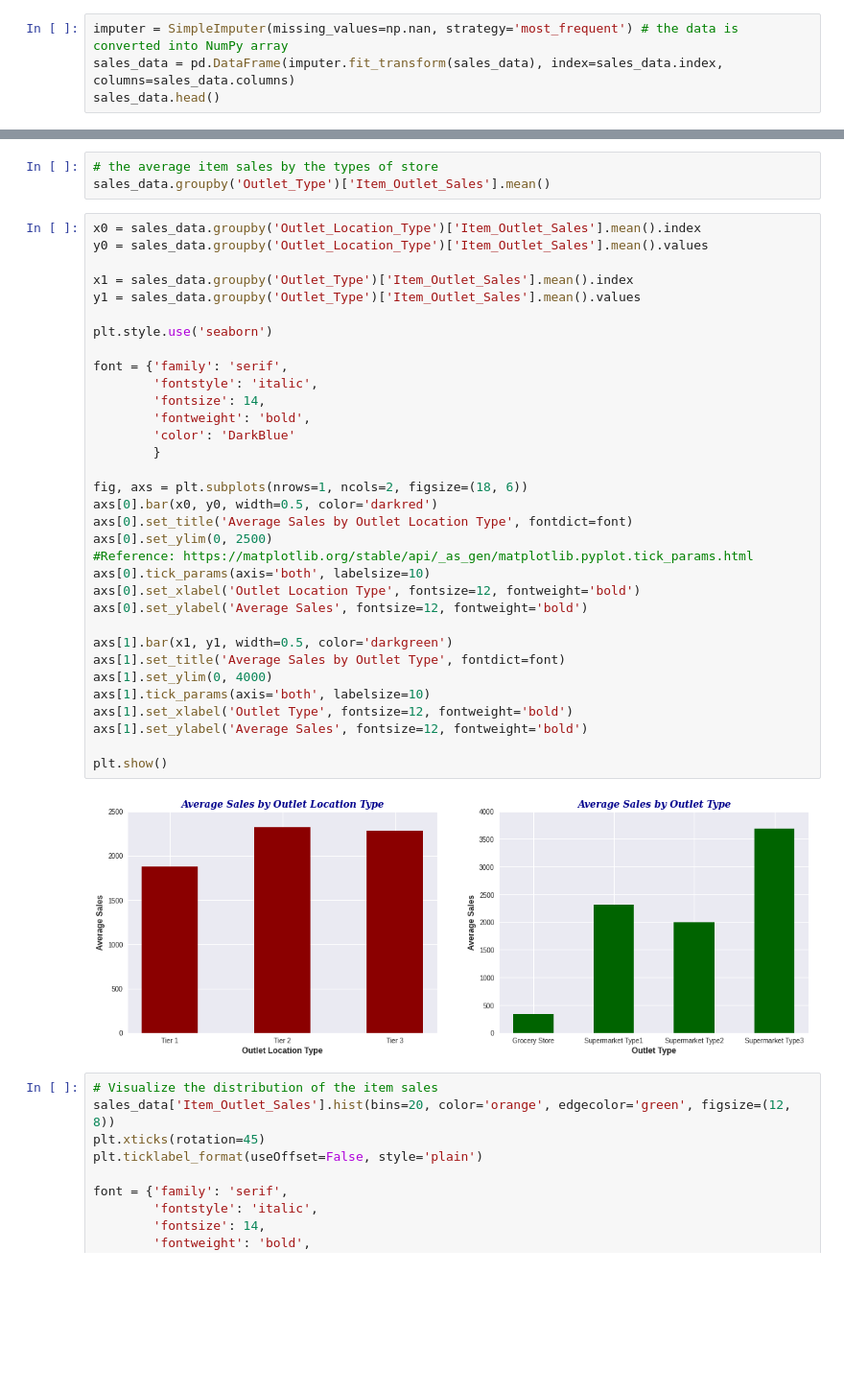
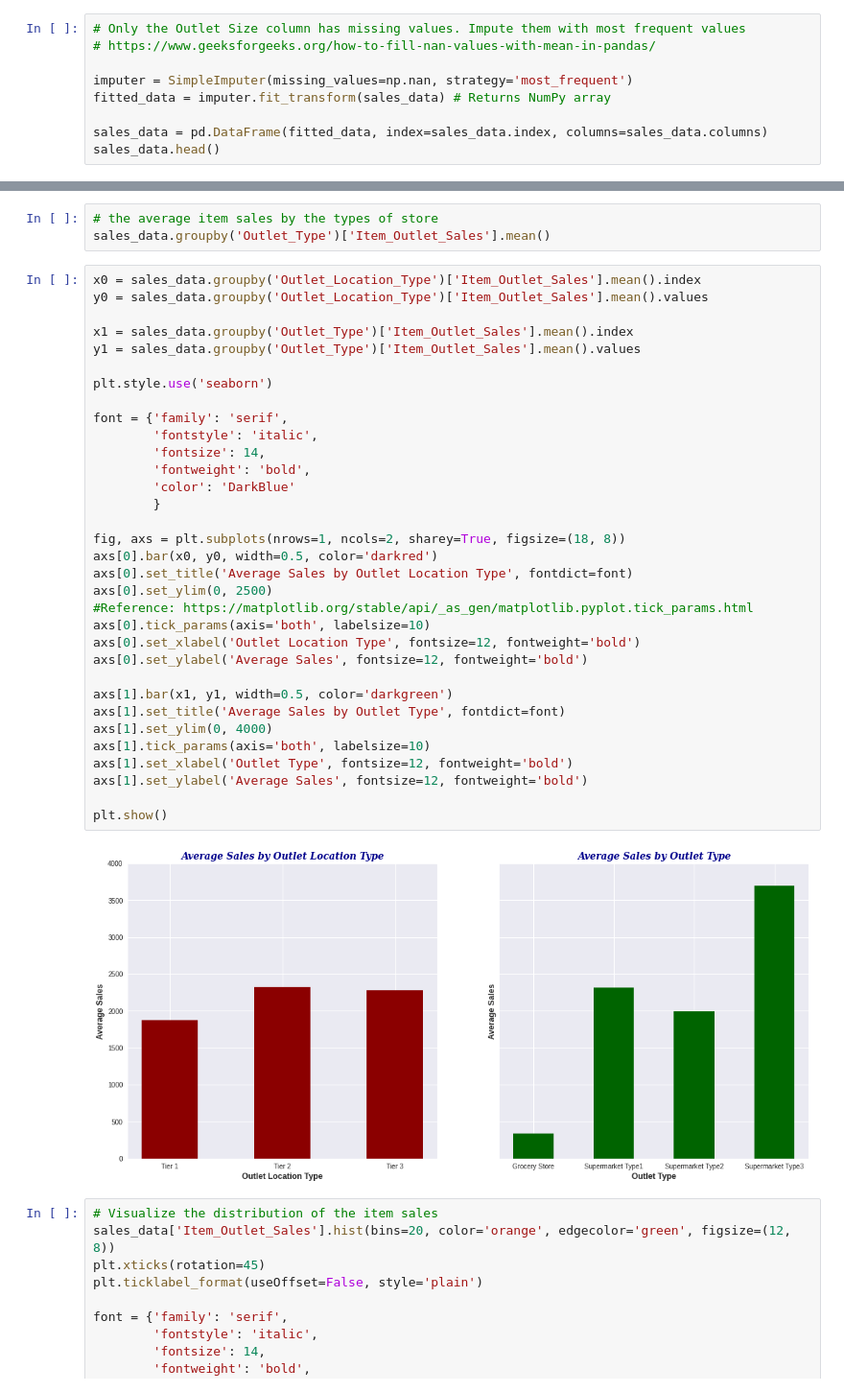
Before and after one commit to tibebu-sime/sales-predictions, a Jupyter notebook: salespredictions_project.ipynb, the cells around one changed output, grey strips where cells are left out. Shown: that part at 96% size. Drawn from its saved outputs; the diff is of its cells as text; blank space fills up the shorter version.

```diff
--- a/salespredictions_project.ipynb
+++ b/salespredictions_project.ipynb
@@ -54,8 +78,13 @@ sales_data.head()
 # Check and detect the presence of missing values using the isnull() function again
 sales_data.isnull().sum()
 # %%
-imputer = SimpleImputer(missing_values=np.nan, strategy='most_frequent') # the data is converted into NumPy array
-sales_data = pd.DataFrame(imputer.fit_transform(sales_data), index=sales_data.index, columns=sales_data.columns)
+# Only the Outlet Size column has missing values. Impute them with most frequent values
+# https://www.geeksforgeeks.org/how-to-fill-nan-values-with-mean-in-pandas/
+
+imputer = SimpleImputer(missing_values=np.nan, strategy='most_frequent')
+fitted_data = imputer.fit_transform(sales_data) # Returns NumPy array
+
+sales_data = pd.DataFrame(fitted_data, index=sales_data.index, columns=sales_data.columns)
 sales_data.head()
 # %% [output]
 |  | Item_Identifier | Item_Weight | Item_Fat_Content | Item_Visibility | Item_Type | Item_MRP | ... |
@@ -137,35 +174,35 @@ y0 = sales_data.groupby('Outlet_Location_Type')['Item_Outlet_Sales'].mean().valu
 
 x1 = sales_data.groupby('Outlet_Type')['Item_Outlet_Sales'].mean().index
 y1 = sales_data.groupby('Outlet_Type')['Item_Outlet_Sales'].mean().values
 
 plt.style.use('seaborn')
 
 font = {'family': 'serif',
         'fontstyle': 'italic',
         'fontsize': 14,
         'fontweight': 'bold',
         'color': 'DarkBlue'
         }
 
-fig, axs = plt.subplots(nrows=1, ncols=2, figsize=(18, 6))
+fig, axs = plt.subplots(nrows=1, ncols=2, sharey=True, figsize=(18, 8))
 axs[0].bar(x0, y0, width=0.5, color='darkred')
 axs[0].set_title('Average Sales by Outlet Location Type', fontdict=font)
 axs[0].set_ylim(0, 2500)
 #Reference: https://matplotlib.org/stable/api/_as_gen/matplotlib.pyplot.tick_params.html
 axs[0].tick_params(axis='both', labelsize=10)
 axs[0].set_xlabel('Outlet Location Type', fontsize=12, fontweight='bold')
 axs[0].set_ylabel('Average Sales', fontsize=12, fontweight='bold')
 
 axs[1].bar(x1, y1, width=0.5, color='darkgreen')
 axs[1].set_title('Average Sales by Outlet Type', fontdict=font)
 axs[1].set_ylim(0, 4000)
 axs[1].tick_params(axis='both', labelsize=10)
 axs[1].set_xlabel('Outlet Type', fontsize=12, fontweight='bold')
 axs[1].set_ylabel('Average Sales', fontsize=12, fontweight='bold')
 
 plt.show()
 # %% [output]
-[figure, old version]
+[figure, new version]
 # %%
 # Visualize the distribution of the item sales
 sales_data['Item_Outlet_Sales'].hist(bins=20, color='orange', edgecolor='green', figsize=(12, 8))
```
Also changed, not shown: parts of 30 cells of this notebook.
